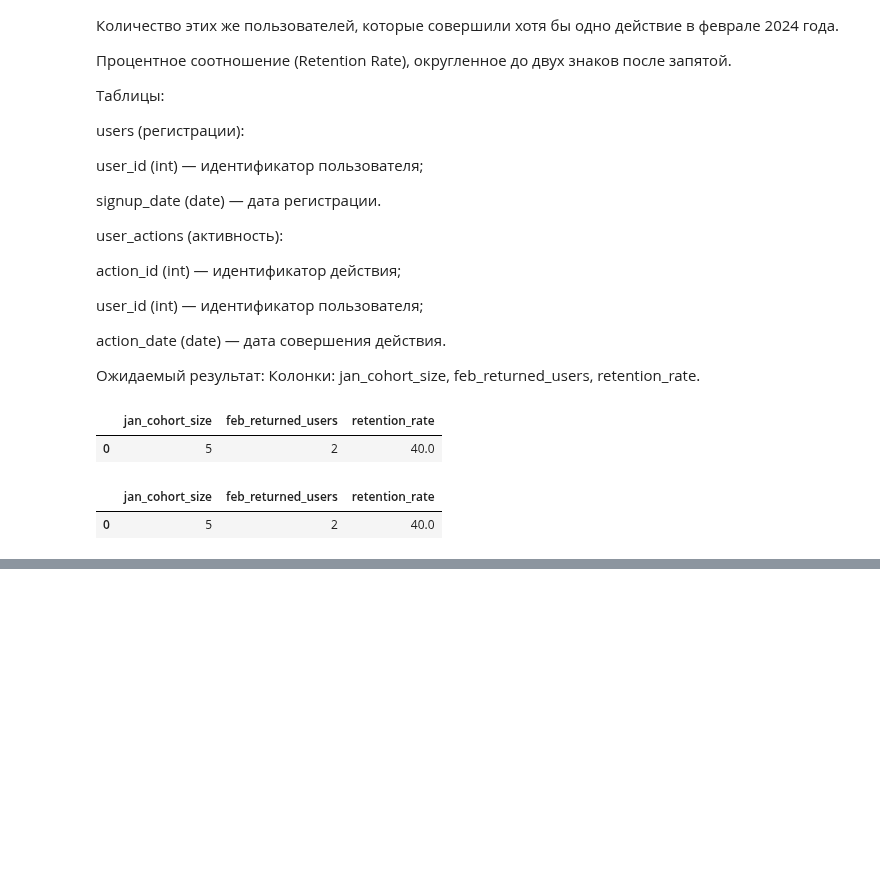
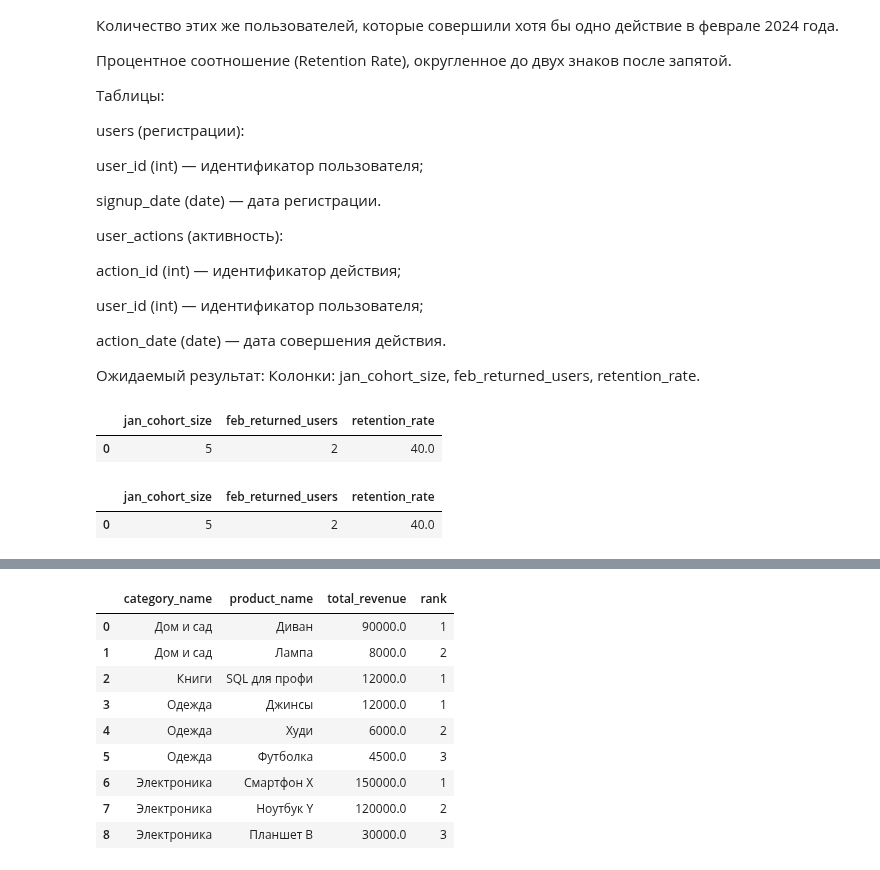
Before and after one commit to Praldmur/Tasks, a Jupyter notebook: simulator_sql.ipynb, the cells around one changed output, grey strips where cells are left out. Saved outputs shown, nothing was run; the diff lists cells and outputs as text; code cells hidden in the pictures; blank space fills up the shorter version.

```diff
--- a/simulator_sql.ipynb
+++ b/simulator_sql.ipynb
@@ -224,0 +300,39 @@ result
+# %%
+query = """
+select
+    category_name,
+    product_name,
+    total_revenue,
+    rank
+from (
+    select
+        c.category_name,
+        p.product_name,
+        total_revenue,
+        dense_rank() over(partition by c.category_name order by total_revenue desc) as rank
+    from
+        categories c join products p using(category_id)
+        join (
+            select
+                product_id,
+                sum(quantity * price_at_purchase) as total_revenue
+            from order_items
+            group by product_id
+              ) using(product_id)
+      )
+where rank <= 3
+order by category_name, total_revenue desc
+"""
+result = duckdb.query(query).to_df()
+result
+# %% [output]
+|  | category_name | product_name | total_revenue | rank |
+| 0 | Дом и сад | Диван | 90000.0 | 1 |
+| 1 | Дом и сад | Лампа | 8000.0 | 2 |
+| 2 | Книги | SQL для профи | 12000.0 | 1 |
+| 3 | Одежда | Джинсы | 12000.0 | 1 |
+| 4 | Одежда | Худи | 6000.0 | 2 |
+| 5 | Одежда | Футболка | 4500.0 | 3 |
+| 6 | Электроника | Смартфон X | 150000.0 | 1 |
+| 7 | Электроника | Ноутбук Y | 120000.0 | 2 |
+| 8 | Электроника | Планшет B | 30000.0 | 3 |
```
Also changed, not shown: parts of 9 cells of this notebook.
